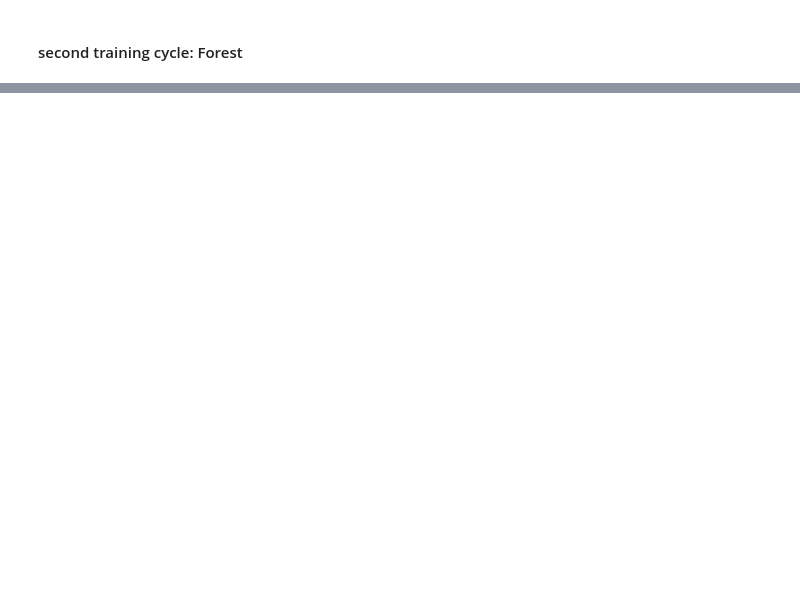
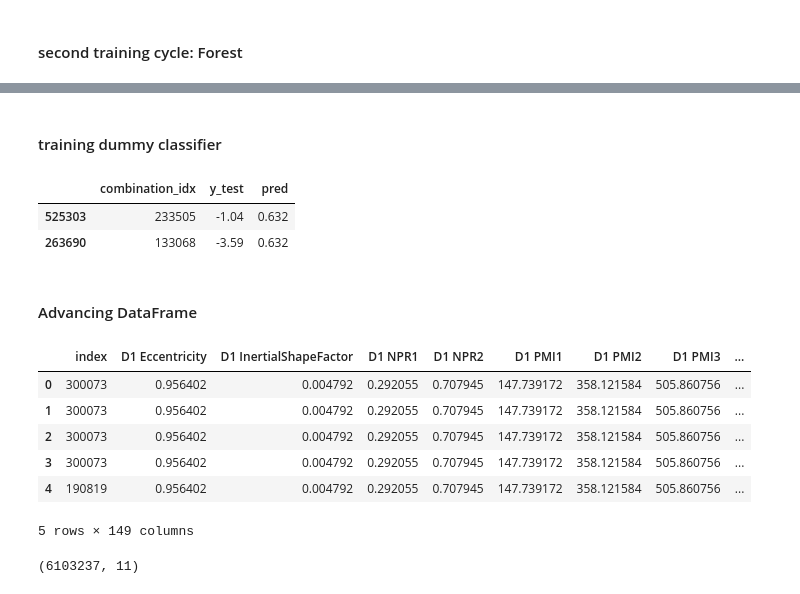
Before and after one commit to stefanhuber1510/marbleProject, a Jupyter notebook: scoring/firstScoringTest.ipynb, the cells around one changed output, grey strips where cells are left out. Cells and saved outputs as stored; diff of their text form; code cells hidden in the pictures; blank space fills up the shorter version.

```diff
--- a/scoring/firstScoringTest.ipynb
+++ b/scoring/firstScoringTest.ipynb
@@ -465,0 +527,9 @@ KeyboardInterrupt:
+# %%
+with open('./intermediate-pickles/tree-Predictions-y-test.pkl', 'rb') as inp:
+    obs = pickle.load(inp)
+with open('./intermediate-pickles/tree-Predictions.pkl', 'rb') as inp:
+    predTree = pickle.load(inp)
+with open('./intermediate-pickles/forest-10-Predictions.pkl', 'rb') as inp:
+    predForest = pickle.load(inp)
+with open('./intermediate-pickles/forest-10-TRAIN-Predictions.pkl', 'rb') as inp:
+    predForestTrain = pickle.load(inp)
@@ -465,0 +609,13 @@ KeyboardInterrupt:
+# %% [markdown]
+#### training dummy classifier
+# %%
+import matplotlib.pyplot as plt
+from sklearn.ensemble import RandomForestRegressor
+from sklearn.model_selection import train_test_split
+
+with open('intermediate-pickles/Y.pkl', 'rb') as inp:
+    Y = pickle.load(inp)
+with open('intermediate-pickles/X.pkl', 'rb') as inp:
+    X = pickle.load(inp)
+
+X_train,x_test,Y_train,y_test = train_test_split(X,Y,test_size=0.3,stratify=Y)
@@ -465,0 +628,7 @@ KeyboardInterrupt:
+# %%
+obs = pd.DataFrame({"combination_idx":x_test.iloc[:,0],"y_test":y_test,"pred":pred})
+obs.head(2)
+# %% [output]
+|  | combination_idx | y_test | pred |
+| 525303 | 233505 | -1.04 | 0.632 |
+| 263690 | 133068 | -3.59 | 0.632 |
@@ -465,0 +639,20 @@ KeyboardInterrupt:
+# %% [markdown]
+#### Advancing DataFrame
+# %%
+with open('intermediate-pickles/X.pkl', 'rb') as inp:
+    X = pickle.load(inp)
+X.head()
+# %% [output]
+|  | index | D1 Eccentricity | D1 InertialShapeFactor | D1 NPR1 | D1 NPR2 | D1 PMI1 | D1 PMI2 | D1 PMI3 | ... |
+| 0 | 300073 | 0.956402 | 0.004792 | 0.292055 | 0.707945 | 147.739172 | 358.121584 | 505.860756 | ... |
+| 1 | 300073 | 0.956402 | 0.004792 | 0.292055 | 0.707945 | 147.739172 | 358.121584 | 505.860756 | ... |
+| 2 | 300073 | 0.956402 | 0.004792 | 0.292055 | 0.707945 | 147.739172 | 358.121584 | 505.860756 | ... |
+| 3 | 300073 | 0.956402 | 0.004792 | 0.292055 | 0.707945 | 147.739172 | 358.121584 | 505.860756 | ... |
+| 4 | 190819 | 0.956402 | 0.004792 | 0.292055 | 0.707945 | 147.739172 | 358.121584 | 505.860756 | ... |
+5 rows × 149 columns
+# %%
+import pandas as pd
+df = pd.read_csv("../drugCombDBdata/drugcombs_response.csv")
+df.shape
+# %% [output]
+(6103237, 11)
```
Also changed, not shown: parts of 27 cells of this notebook, 3 other files.
